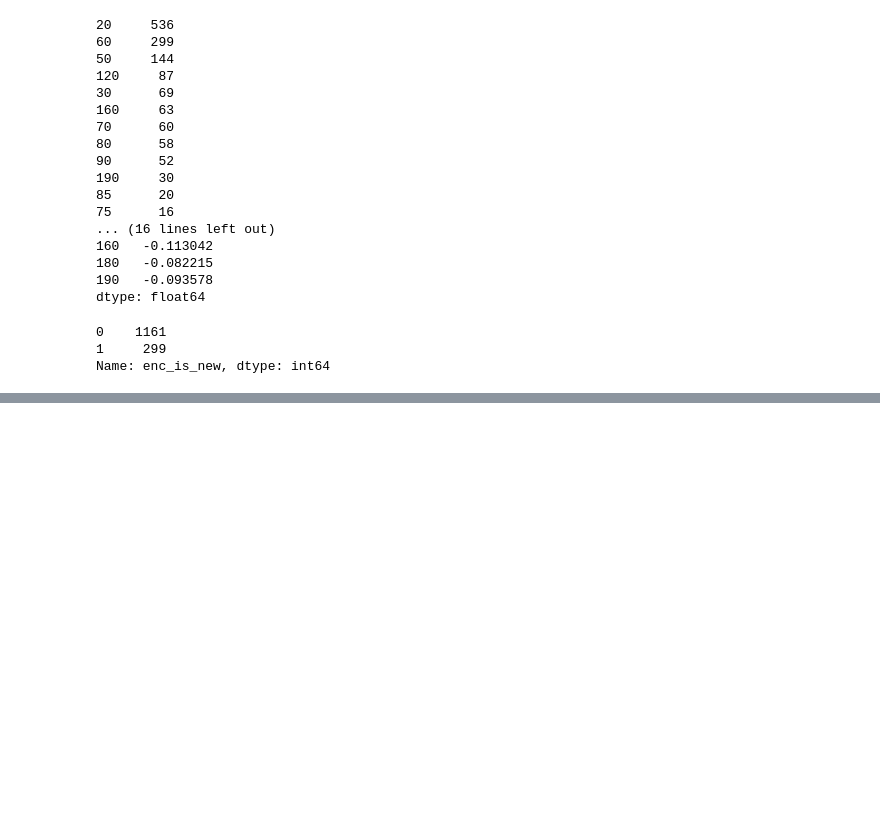
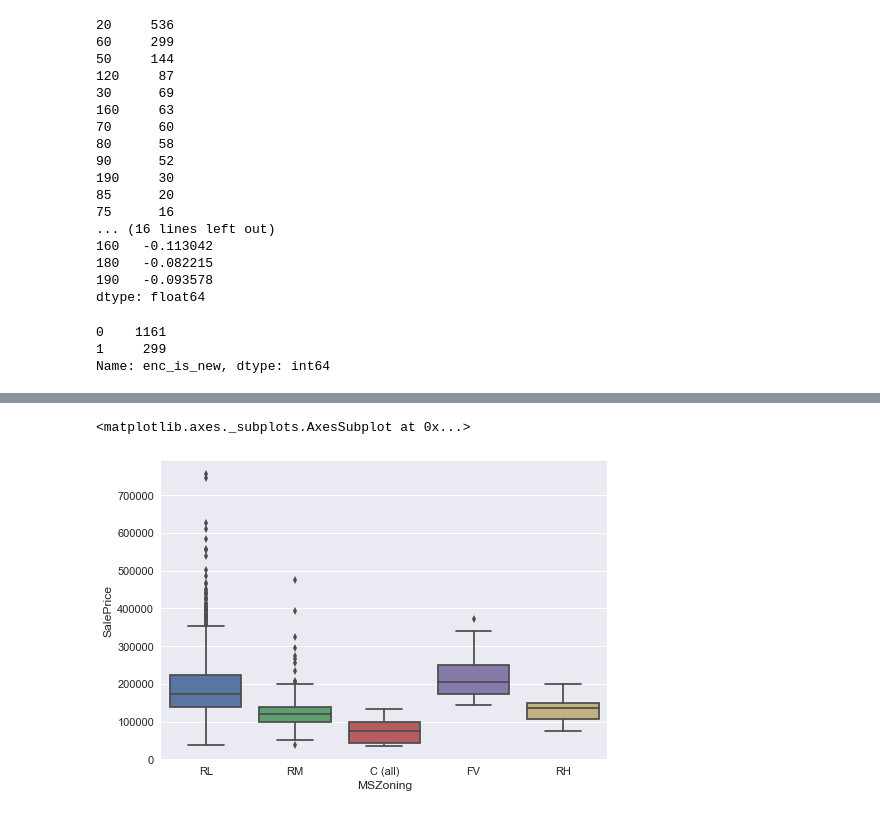
Before and after one commit to mneedham/house-prices, a Jupyter notebook: house_prices.ipynb, the cells around one changed output, grey strips where cells are left out. Saved outputs shown, nothing was run; the diff lists cells and outputs as text; code cells hidden in the pictures; blank space fills up the shorter version.

```diff
--- a/house_prices.ipynb
+++ b/house_prices.ipynb
@@ -455,0 +786,5 @@ combined_train["MSSubClass"].hist()
+# %%
+sns.boxplot("MSZoning", "SalePrice",data=combined_train)
+# %% [output]
+<matplotlib.axes._subplots.AxesSubplot at 0x...>
+[figure, added]
```
Also changed, not shown: parts of 36 cells of this notebook, 4 other files.
